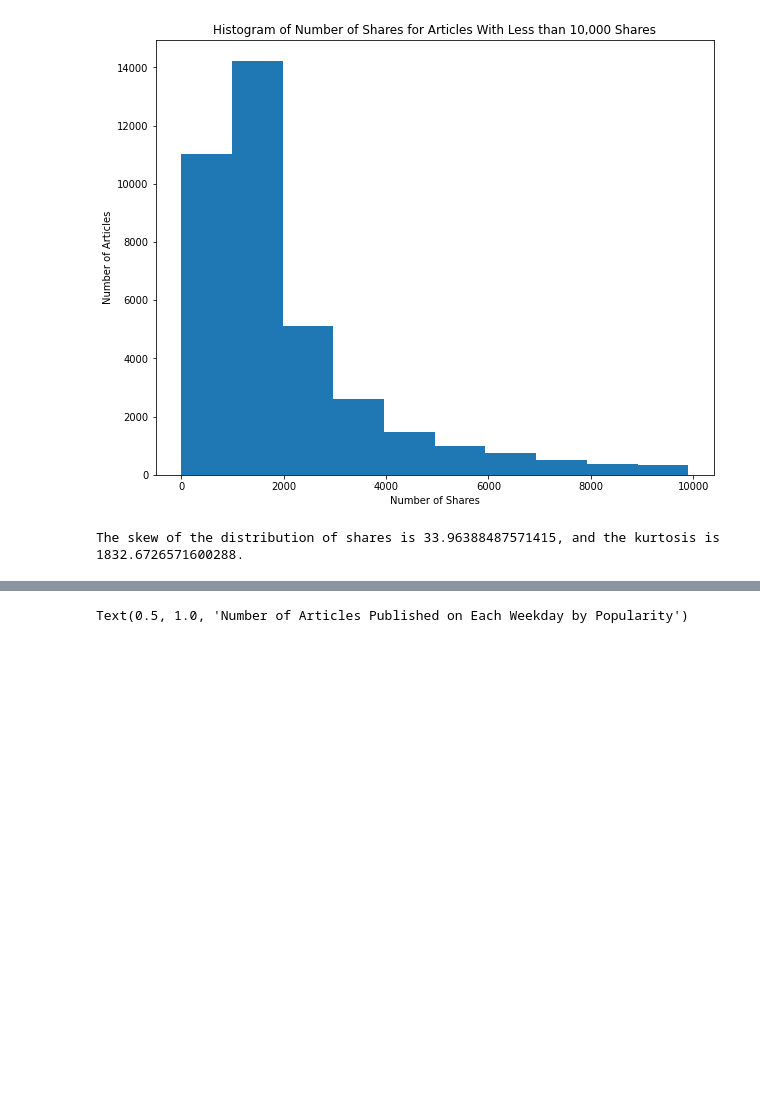
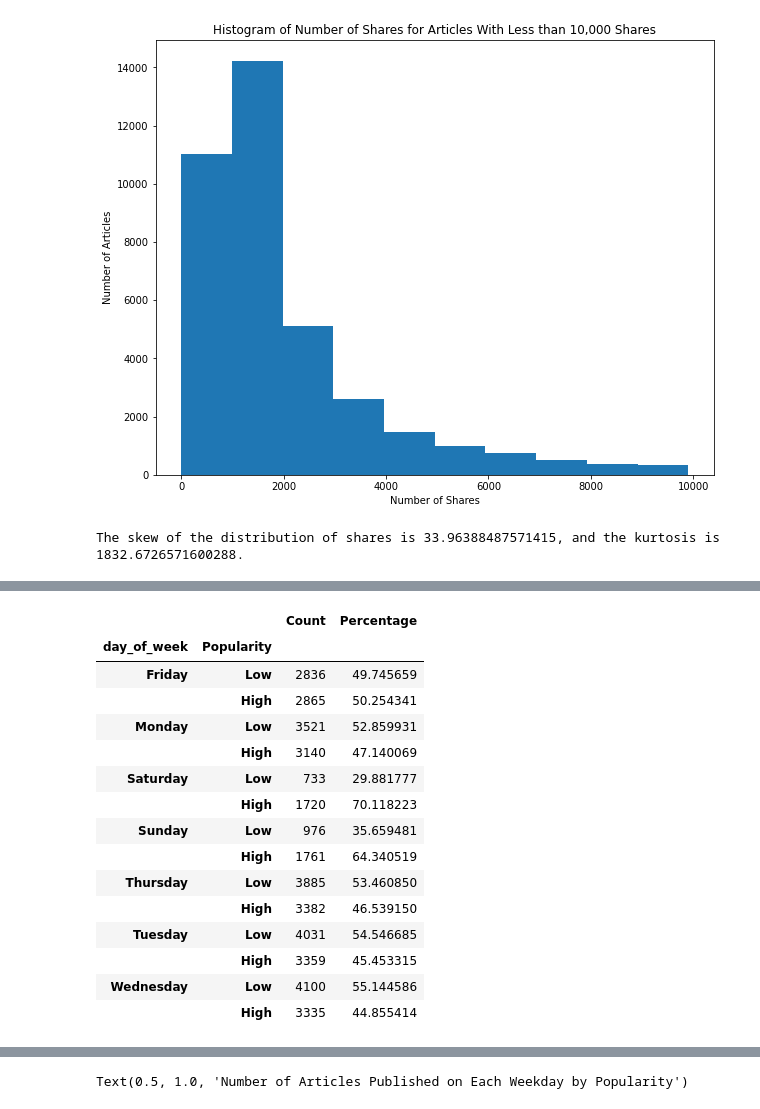
Before and after one commit to matthiasronnau/BANA-273-Term-Project, a Jupyter notebook: BANA-273 Term Project.ipynb, the cells around one changed output, grey strips where cells are left out. Drawn from its saved outputs; the diff is of its cells as text; code cells hidden in the pictures; blank space fills up the shorter version.

Commit message:
Add two tables at the beginning

```diff
--- a/BANA-273 Term Project.ipynb
+++ b/BANA-273 Term Project.ipynb
@@ -180,3 +180,26 @@ channels_dictionary= {}
 for i in range(len(data_channels)):
     channels_dictionary[data_channels[i]] = channels[i]
 data["data_channel"] = data["data_channel"].map(channels_dictionary)
+# %%
+article_count_by_data_channel = pd.DataFrame(data.groupby(["day_of_week", "Popularity"]).count().iloc[:,0])
+article_count_by_data_channel.columns = ["Count"]
+totals = list(np.repeat(list(article_count_by_data_channel.groupby("day_of_week").sum()["Count"]), 2))
+article_count_by_data_channel["Percentage"] = (article_count_by_data_channel["Count"] / totals) * 100
+article_count_by_data_channel
+# %% [output]
+|  |  | Count | Percentage |
+| day_of_week | Popularity |  |  |
+| Friday | Low | 2836 | 49.745659 |
+|  | High | 2865 | 50.254341 |
+| Monday | Low | 3521 | 52.859931 |
+|  | High | 3140 | 47.140069 |
+| Saturday | Low | 733 | 29.881777 |
+|  | High | 1720 | 70.118223 |
+| Sunday | Low | 976 | 35.659481 |
+|  | High | 1761 | 64.340519 |
+| Thursday | Low | 3885 | 53.460850 |
+|  | High | 3382 | 46.539150 |
+| Tuesday | Low | 4031 | 54.546685 |
+|  | High | 3359 | 45.453315 |
+| Wednesday | Low | 4100 | 55.144586 |
+|  | High | 3335 | 44.855414 |
```
Also changed, not shown: parts of 8 cells of this notebook.
